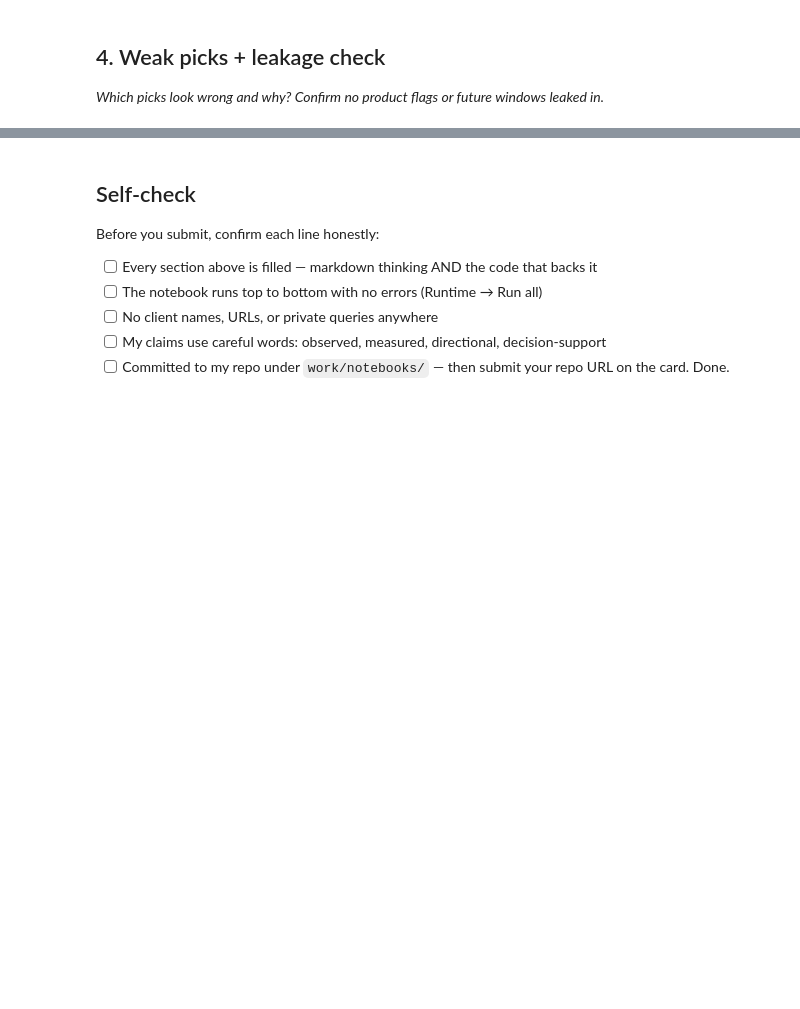
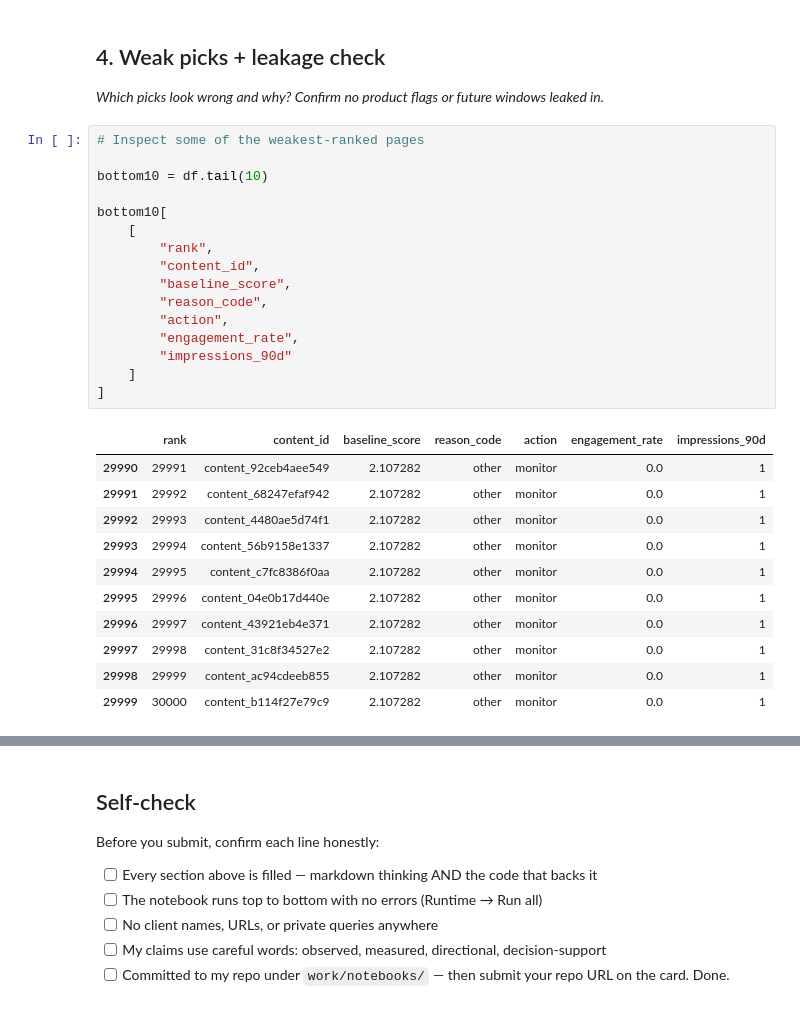
Before and after one commit to pr120107/flyrank-ml-internship, a Jupyter notebook: work/notebooks/w04_baseline_score.ipynb, the cells around one changed output, grey strips where cells are left out. Drawn from its saved outputs; the diff is of its cells as text; blank space fills up the shorter version.

```diff
--- a/work/notebooks/w04_baseline_score.ipynb
+++ b/work/notebooks/w04_baseline_score.ipynb
@@ -22,3 +271,31 @@ This skeleton is yours to fill. Work the sections **in order** — each one has
 ## 4. Weak picks + leakage check
 
 *Which picks look wrong and why? Confirm no product flags or future windows leaked in.*
+# %%
+# Inspect some of the weakest-ranked pages
+
+bottom10 = df.tail(10)
+
+bottom10[
+    [
+        "rank",
+        "content_id",
+        "baseline_score",
+        "reason_code",
+        "action",
+        "engagement_rate",
+        "impressions_90d"
+    ]
+]
+# %% [output]
+|  | rank | content_id | baseline_score | reason_code | action | engagement_rate | impressions_90d |
+| 29990 | 29991 | content_92ceb4aee549 | 2.107282 | other | monitor | 0.0 | 1 |
+| 29991 | 29992 | content_68247efaf942 | 2.107282 | other | monitor | 0.0 | 1 |
+| 29992 | 29993 | content_4480ae5d74f1 | 2.107282 | other | monitor | 0.0 | 1 |
+| 29993 | 29994 | content_56b9158e1337 | 2.107282 | other | monitor | 0.0 | 1 |
+| 29994 | 29995 | content_c7fc8386f0aa | 2.107282 | other | monitor | 0.0 | 1 |
+| 29995 | 29996 | content_04e0b17d440e | 2.107282 | other | monitor | 0.0 | 1 |
+| 29996 | 29997 | content_43921eb4e371 | 2.107282 | other | monitor | 0.0 | 1 |
+| 29997 | 29998 | content_31c8f34527e2 | 2.107282 | other | monitor | 0.0 | 1 |
+| 29998 | 29999 | content_ac94cdeeb855 | 2.107282 | other | monitor | 0.0 | 1 |
+| 29999 | 30000 | content_b114f27e79c9 | 2.107282 | other | monitor | 0.0 | 1 |
```
Also changed, not shown: parts of 10 cells of this notebook.
